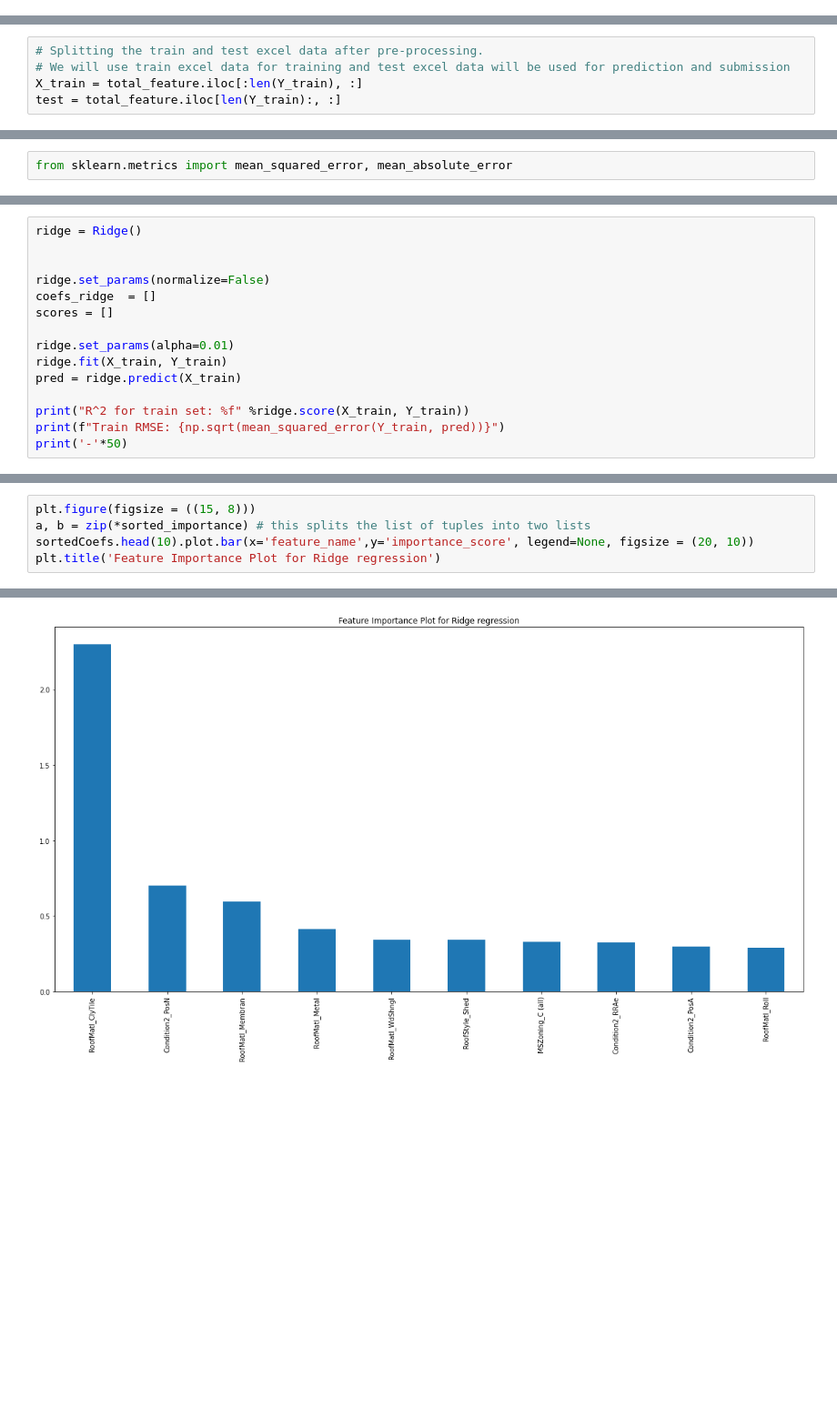
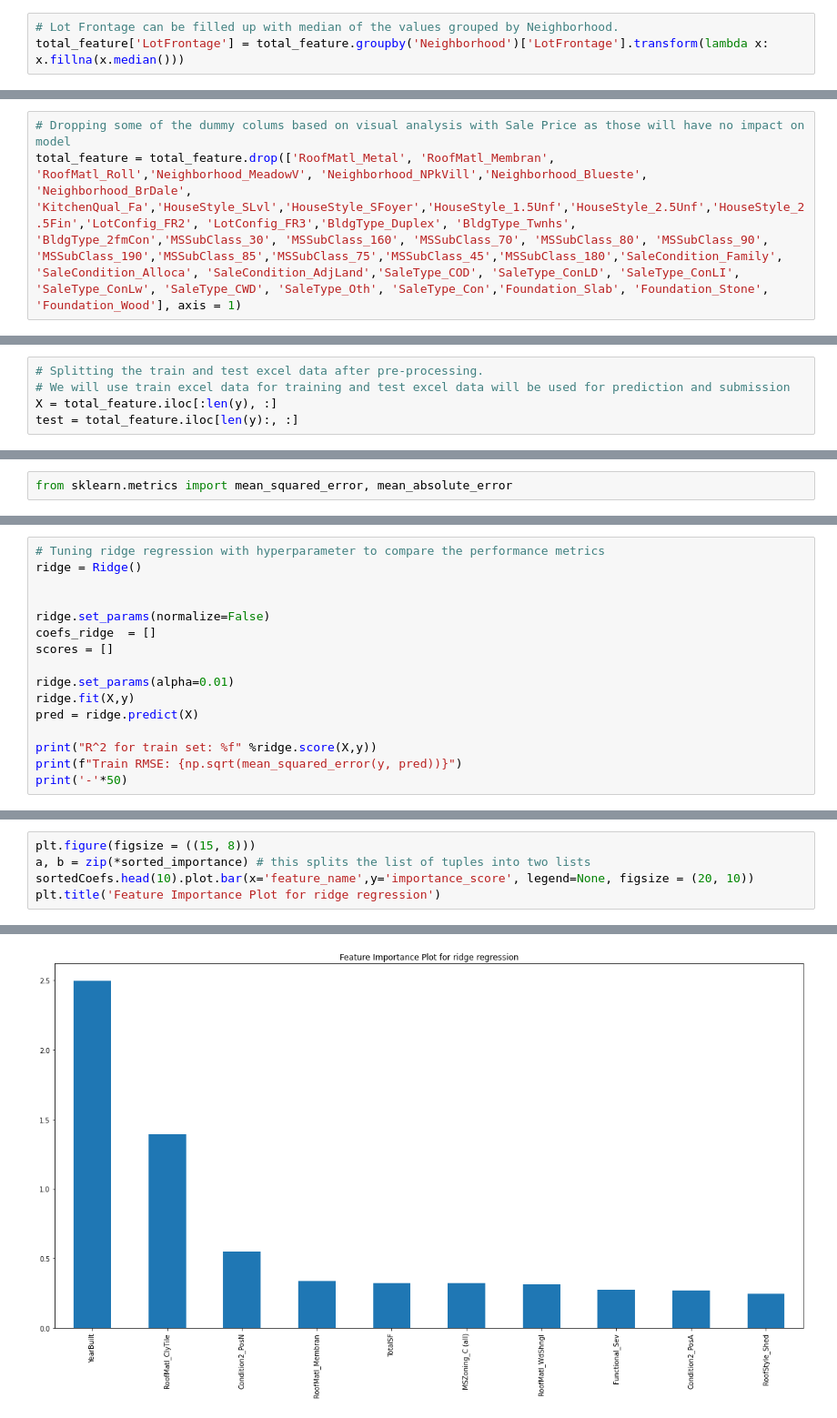
Before and after one commit to Chaitali20-gh/machine_learning, a Jupyter notebook: House_Price_Prediction.ipynb, the cells around one changed output, grey strips where cells are left out. Shown at 91% size. Saved outputs shown, nothing was run; the diff lists cells and outputs as text; blank space fills up the shorter version.

```diff
--- a/House_Price_Prediction.ipynb
+++ b/House_Price_Prediction.ipynb
@@ -259,4 +290,7 @@ missing_data.head(25)
 | Exterior1st | 1 | 0.000343 |
 | Exterior2nd | 1 | 0.000343 |
 | KitchenQual | 1 | 0.000343 |
+# %%
+# Lot Frontage can be filled up with median of the values grouped by Neighborhood.
+total_feature['LotFrontage'] = total_feature.groupby('Neighborhood')['LotFrontage'].transform(lambda x: x.fillna(x.median()))
 # %%
@@ -344,0 +380,3 @@ total_feature.head()
+# %%
+# Dropping some of the dummy colums based on visual analysis with Sale Price as those will have no impact on model
+total_feature = total_feature.drop(['RoofMatl_Metal', 'RoofMatl_Membran', 'RoofMatl_Roll','Neighborhood_MeadowV', 'Neighborhood_NPkVill','Neighborhood_Blueste', 'Neighborhood_BrDale', 'KitchenQual_Fa','HouseStyle_SLvl','HouseStyle_SFoyer','HouseStyle_1.5Unf','HouseStyle_2.5Unf','HouseStyle_2.5Fin','LotConfig_FR2', 'LotConfig_FR3','BldgType_Duplex', 'BldgType_Twnhs', 'BldgType_2fmCon','MSSubClass_30', 'MSSubClass_160', 'MSSubClass_70', 'MSSubClass_80', 'MSSubClass_90', 'MSSubClass_190','MSSubClass_85','MSSubClass_75','MSSubClass_45','MSSubClass_180','SaleCondition_Family', 'SaleCondition_Alloca', 'SaleCondition_AdjLand','SaleType_COD', 'SaleType_ConLD', 'SaleType_ConLI', 'SaleType_ConLw', 'SaleType_CWD', 'SaleType_Oth', 'SaleType_Con','Foundation_Slab', 'Foundation_Stone', 'Foundation_Wood'], axis = 1)
@@ -364,7 +399,7 @@ total_feature.head()
 # %%
 # Splitting the train and test excel data after pre-processing.
 # We will use train excel data for training and test excel data will be used for prediction and submission
-X_train = total_feature.iloc[:len(Y_train), :]
-test = total_feature.iloc[len(Y_train):, :]
+X = total_feature.iloc[:len(y), :]
+test = total_feature.iloc[len(y):, :]
 # %%
 # Checking size before spitting data
@@ -523,4 +467,5 @@ plt.legend(loc=4)
 # %%
+# Tuning ridge regression with hyperparameter to compare the performance metrics
 ridge = Ridge()
 
 
@@ -529,10 +474,10 @@ coefs_ridge  = []
 scores = []
 
 ridge.set_params(alpha=0.01)
-ridge.fit(X_train, Y_train)
-pred = ridge.predict(X_train)
+ridge.fit(X,y)
+pred = ridge.predict(X)
 
-print("R^2 for train set: %f" %ridge.score(X_train, Y_train))
-print(f"Train RMSE: {np.sqrt(mean_squared_error(Y_train, pred))}")
+print("R^2 for train set: %f" %ridge.score(X,y))
+print(f"Train RMSE: {np.sqrt(mean_squared_error(y, pred))}")
 print('-'*50)
 # %% [output]
@@ -560,5 +505,5 @@ Length: 216, dtype: float64
 plt.figure(figsize = ((15, 8)))
 a, b = zip(*sorted_importance) # this splits the list of tuples into two lists
 sortedCoefs.head(10).plot.bar(x='feature_name',y='importance_score', legend=None, figsize = (20, 10))
-plt.title('Feature Importance Plot for Ridge regression')
+plt.title('Feature Importance Plot for ridge regression')
 # %% [output]
@@ -566,2 +511,2 @@ Text(0.5, 1.0, 'Feature Importance Plot for Ridge regression')
-[figure, old version]
+[figure, new version]
 # %%
```
Also changed, not shown: parts of 39 cells of this notebook.
